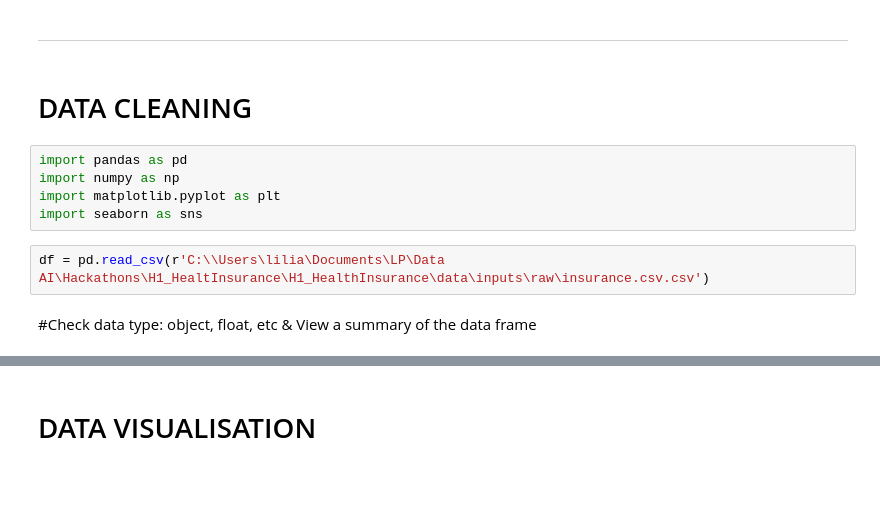
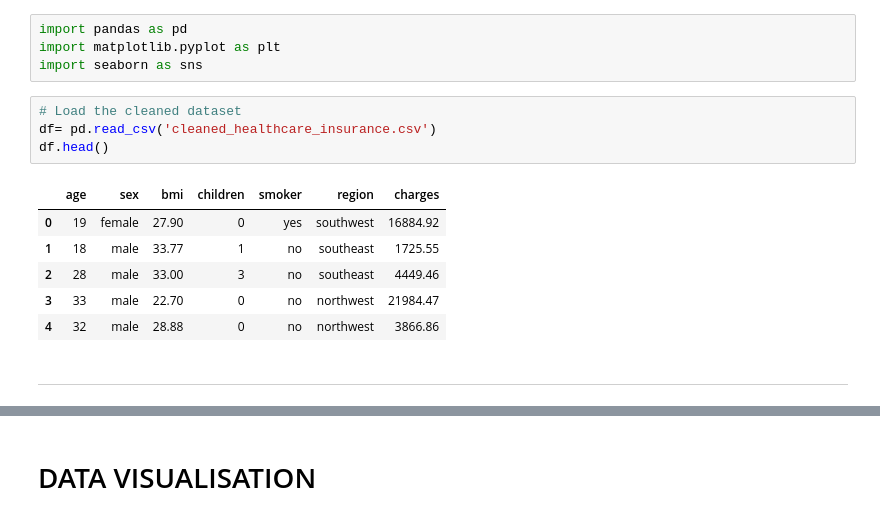
Before and after one commit to ifrahm230/my-first-project, a Jupyter notebook: da-project1/notebooks/Viz.ipynb, the cells around one changed output, grey strips where cells are left out. Cells and saved outputs as stored; diff of their text form; blank space fills up the shorter version.

```diff
--- a/da-project1/notebooks/Viz.ipynb
+++ b/da-project1/notebooks/Viz.ipynb
@@ -22,13 +17,17 @@
+# %%
+import pandas as pd
+import matplotlib.pyplot as plt
+import seaborn as sns
+# %%
+# Load the cleaned dataset
+df= pd.read_csv('cleaned_healthcare_insurance.csv')
+df.head()
+# %% [output]
+|  | age | sex | bmi | children | smoker | region | charges |
+| 0 | 19 | female | 27.90 | 0 | yes | southwest | 16884.92 |
+| 1 | 18 | male | 33.77 | 1 | no | southeast | 1725.55 |
+| 2 | 28 | male | 33.00 | 3 | no | southeast | 4449.46 |
+| 3 | 33 | male | 22.70 | 0 | no | northwest | 21984.47 |
+| 4 | 32 | male | 28.88 | 0 | no | northwest | 3866.86 |
 # %% [markdown]
 ---
-# %% [markdown]
-#                                                               DATA CLEANING
-# %%
-import pandas as pd
-import numpy as np
-import matplotlib.pyplot as plt
-import seaborn as sns
-# %%
-df = pd.read_csv(r'C:\\Users\lilia\Documents\LP\Data AI\Hackathons\H1_HealtInsurance\H1_HealthInsurance\data\inputs\raw\insurance.csv.csv')
-# %% [markdown]
-#Check data type: object, float, etc & View a summary of the data frame
```
Also changed, not shown: parts of 42 cells of this notebook, 2 other files.
